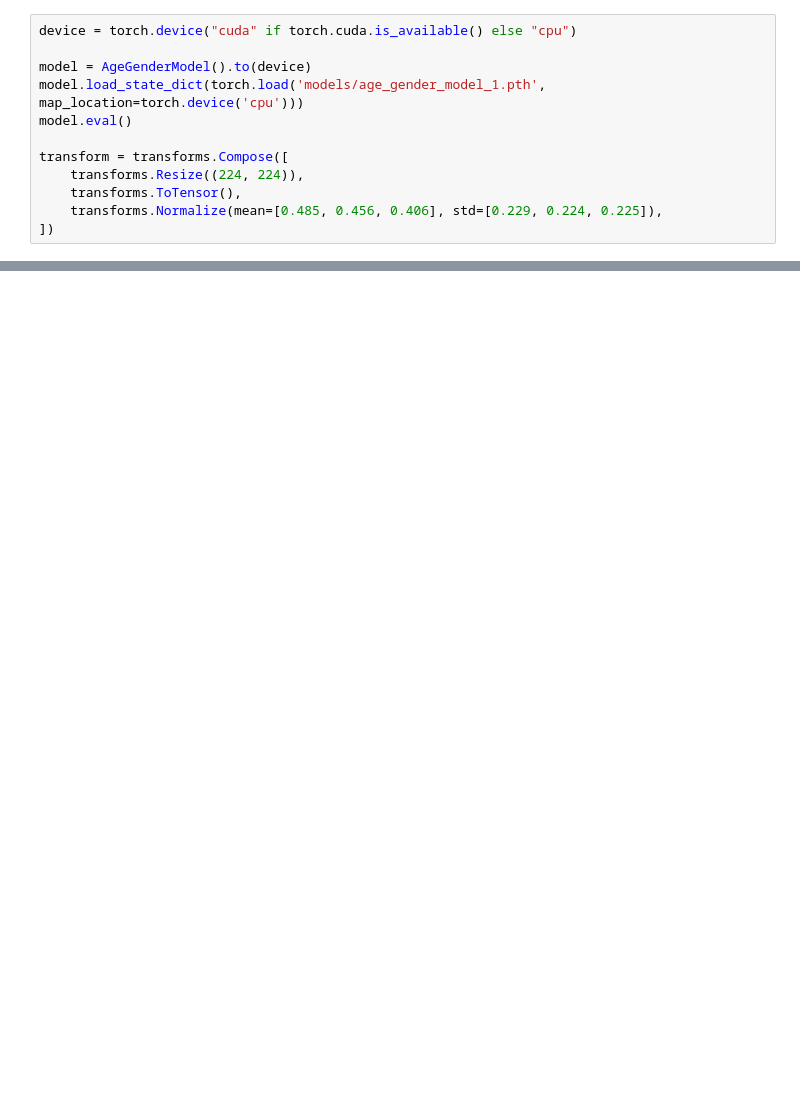
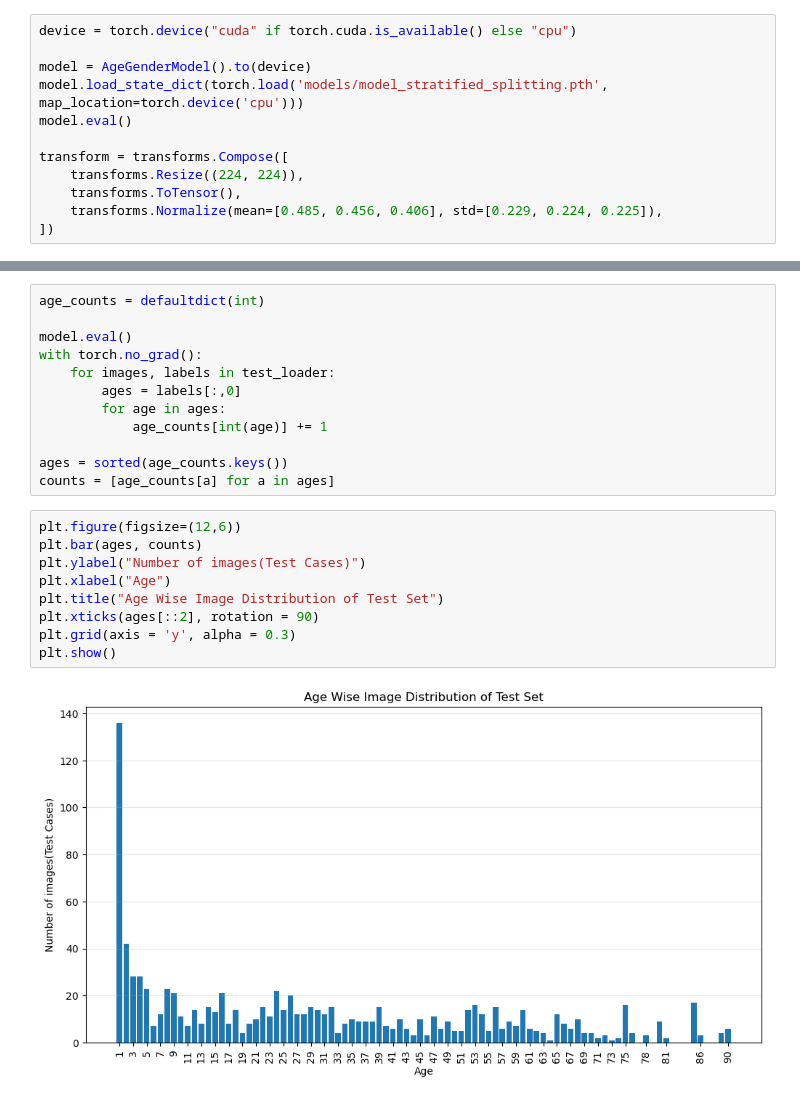
Before and after one commit to shindevaish/age_gender_classifier_cnn, a Jupyter notebook: evaluation.ipynb, the cells around one changed output, grey strips where cells are left out. Saved outputs shown, nothing was run; the diff lists cells and outputs as text; blank space fills up the shorter version.

```diff
--- a/evaluation.ipynb
+++ b/evaluation.ipynb
@@ -12,7 +16,7 @@ from model import AgeGenderModel
 device = torch.device("cuda" if torch.cuda.is_available() else "cpu")
 
 model = AgeGenderModel().to(device)
-model.load_state_dict(torch.load('models/age_gender_model_1.pth', map_location=torch.device('cpu')))
+model.load_state_dict(torch.load('models/model_stratified_splitting.pth', map_location=torch.device('cpu')))
 model.eval()
 
 transform = transforms.Compose([
@@ -119,0 +213,23 @@ Gender Mean Absolute Error (MAE): 0.38
+# %%
+age_counts = defaultdict(int)
+
+model.eval()
+with torch.no_grad():
+    for images, labels in test_loader:
+        ages = labels[:,0]
+        for age in ages:
+            age_counts[int(age)] += 1
+
+ages = sorted(age_counts.keys())
+counts = [age_counts[a] for a in ages]
+# %%
+plt.figure(figsize=(12,6))
+plt.bar(ages, counts)
+plt.ylabel("Number of images(Test Cases)")
+plt.xlabel("Age")
+plt.title("Age Wise Image Distribution of Test Set")
+plt.xticks(ages[::2], rotation = 90)
+plt.grid(axis = 'y', alpha = 0.3)
+plt.show()
+# %% [output]
+[figure, added]
```
Also changed, not shown: parts of 23 cells of this notebook.
